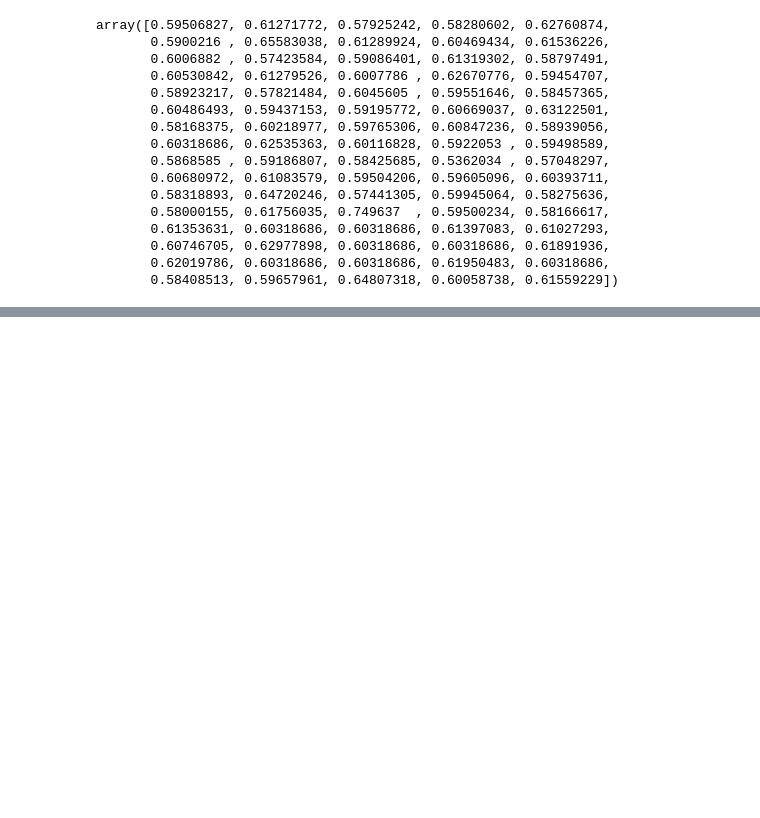
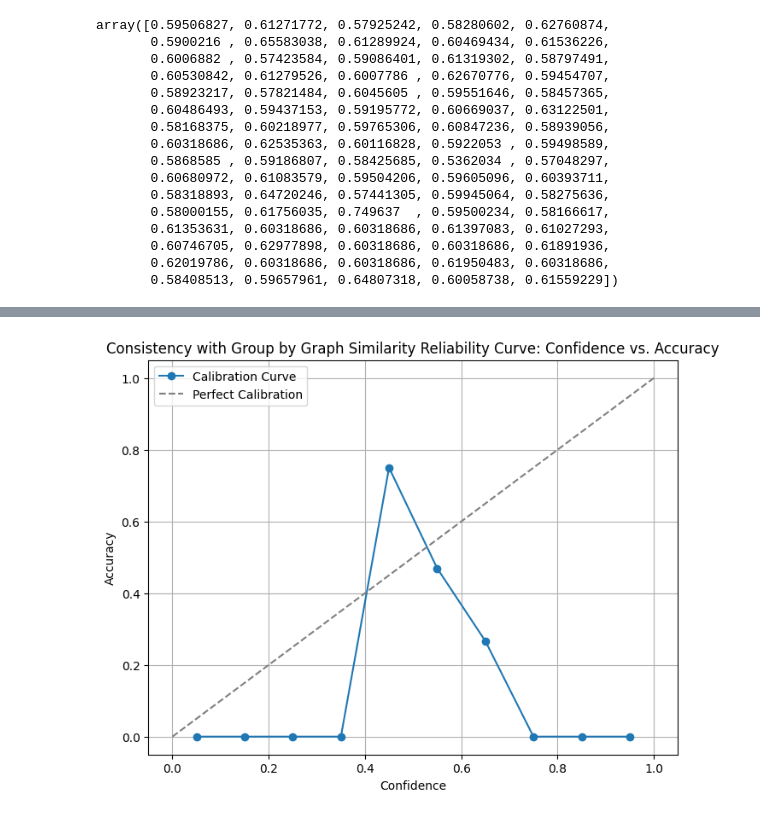
Before and after one commit to trilokpadhi/Multimodal-Uncertainty-Quantification, a Jupyter notebook: Calibration_uq_llava_io.ipynb, the cells around one changed output, grey strips where cells are left out. Saved outputs shown, nothing was run; the diff lists cells and outputs as text; code cells hidden in the pictures; blank space fills up the shorter version.

```diff
--- a/Calibration_uq_llava_io.ipynb
+++ b/Calibration_uq_llava_io.ipynb
@@ -152,0 +203,17 @@ array([0.59506827, 0.61271772, 0.57925242, 0.58280602, 0.62760874,
+# %%
+import json
+import numpy as np
+import pandas as pd
+import matplotlib.pyplot as plt
+
+# Load the JSON responses
+# with open('/home/ubuntu/Multimodal-Uncertainty-Quantification/llava_mmt_output1_uq_self_consistency.json', 'r') as file:
+with open('/home/ubuntu/Multimodal-Uncertainty-Quantification/llava_mmt_output_uq_io_graph_similarity_temp_1_topp_1.json', 'r') as file:
+    responses_with_uncertainty = json.load(file)
+
+# Load the DataFrame with correct answers
+df = pd.read_csv('/home/ubuntu/Multimodal-Uncertainty-Quantification/datasets_/MMT-Bench/MMT-Bench_VAL.tsv', sep='\t')
+df = df[df['category'].str.contains('hallucination')]
+
+# # Extract the answers from the DataFrame
+true_answers = dict(zip(range(2787,2866), df['answer']))
@@ -152,0 +285,73 @@ array([0.59506827, 0.61271772, 0.57925242, 0.58280602, 0.62760874,
+# %%
+# remove nans
+confidences_copy = confidences.copy()
+confidences = confidences[~np.isnan(confidences_copy)]
+accuracies = np.array(accuracies)[~np.isnan(confidences_copy)]
+# uncertainties = 1 - uncertainties  # Convert uncertainty to confidence
+
+
+
+# Bin data by uncertainty
+def bin_data(confidences, accuracies, num_bins=10):
+    bins = np.linspace(0, 1, num_bins + 1)
+    bin_indices = np.digitize(confidences, bins) - 1
+
+    bin_centers = (bins[:-1] + bins[1:]) / 2  # Calculate bin centers for plotting
+    bin_accuracies = []
+
+    for i in range(num_bins):
+        bin_mask = bin_indices == i
+        if np.any(bin_mask):
+            bin_accuracies.append(np.mean(accuracies[bin_mask]))
+        else:
+            bin_accuracies.append(0)  # If no data points fall in the bin, set accuracy to 0
+
+    return bin_centers, bin_accuracies
+
+# Plot the calibration curve
+def plot_calibration_curve(confidences, accuracies, num_bins=10):
+    bin_centers, bin_accuracies = bin_data(confidences, accuracies, num_bins)
+
+    plt.figure(figsize=(8, 6))
+    plt.plot(bin_centers, bin_accuracies, marker='o', label='Calibration Curve')
+    plt.plot([0, 1], [0, 1], linestyle='--', color='gray', label='Perfect Calibration')
+    plt.xlabel('Confidence')
+    plt.ylabel('Accuracy')
+    plt.title('Consistency with Group by Graph Similarity Reliability Curve: Confidence vs. Accuracy')
+    plt.legend()
+    plt.grid(True)
+    plt.show()
+
+# Plot the calibration curve
+plot_calibration_curve(confidences, accuracies, num_bins=10)
+# Plot the histogram of confidences
+plt.figure(figsize=(10, 5))
+plt.hist(confidences, bins=np.linspace(0, 1, 11))
+plt.xlabel('Confidence by Group by Graph Similarity')
+plt.ylabel('Number of Samples')
+plt.show()
+
+# Plot the distribution of confidences
+import seaborn as sns
+plt.figure(figsize=(10, 5))
+sns.kdeplot(confidences, color='r')
+plt.xlabel('Confidence by Group by Graph Similarity')
+plt.ylabel('Number of Samples')
+plt.xlim(0, 1)
+
+# Plot the histogram of accuracies
+plt.figure(figsize=(10, 5))
+plt.hist(accuracies, bins=np.linspace(0, 1, 11))
+plt.xlabel('Accuracy')
+plt.ylabel('Number of Samples')
+plt.show()
+# plt.xlim(0, 1)
+
+# plot the distribution of accuracies
+plt.figure(figsize=(10, 5))
+sns.kdeplot(accuracies, color='r')
+plt.xlabel('Accuracy')
+plt.ylabel('Number of Samples')
+plt.xlim(0, 1)
+# %% [output]
+[figure, added]
```
Also changed, not shown: parts of 16 cells of this notebook.
